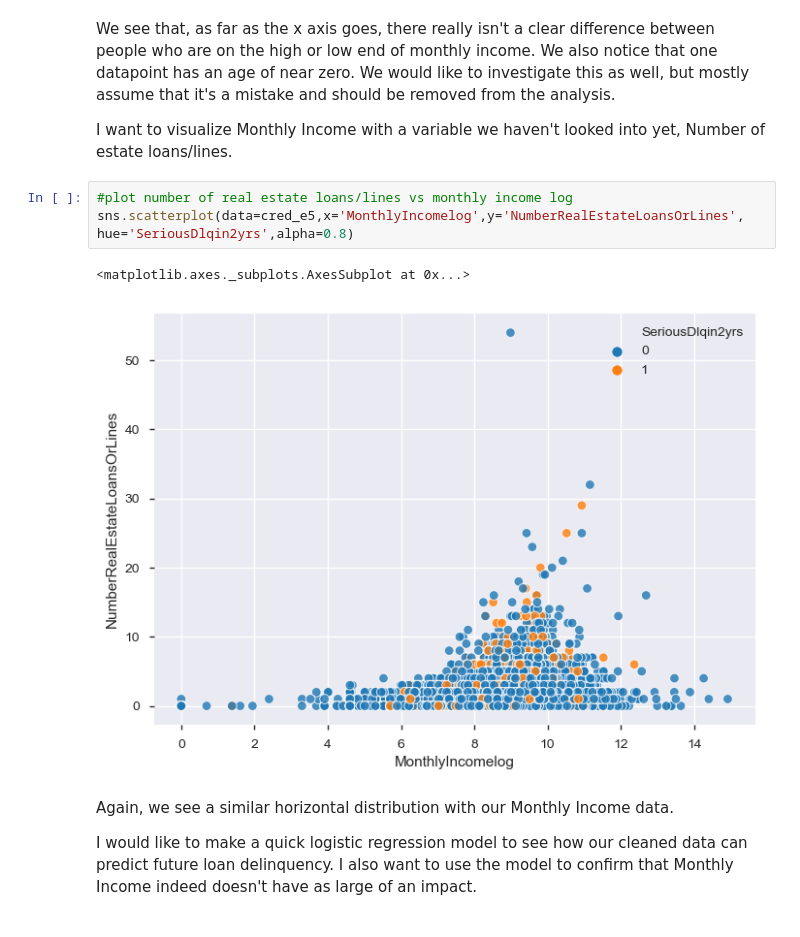
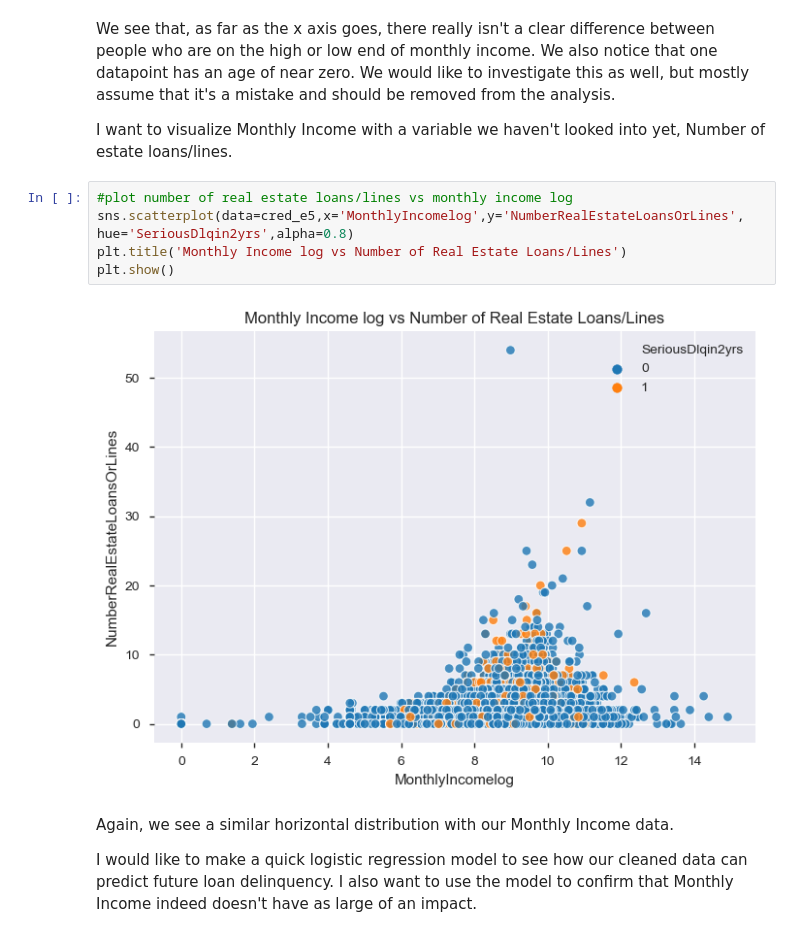
Before and after one commit to thealongsider/Data-Analytics-Projects, a Jupyter notebook: Paidy/Paidy Dataset Exercise.ipynb, the cells around one changed output. Saved outputs shown, nothing was run; the diff lists cells and outputs as text.

```diff
--- a/Paidy/Paidy Dataset Exercise.ipynb
+++ b/Paidy/Paidy Dataset Exercise.ipynb
@@ -504,9 +507,10 @@ I want to visualize Monthly Income with a variable we haven't looked into yet, N
 # %%
 #plot number of real estate loans/lines vs monthly income log
 sns.scatterplot(data=cred_e5,x='MonthlyIncomelog',y='NumberRealEstateLoansOrLines', hue='SeriousDlqin2yrs',alpha=0.8)
+plt.title('Monthly Income log vs Number of Real Estate Loans/Lines')
+plt.show()
 # %% [output]
-<matplotlib.axes._subplots.AxesSubplot at 0x...>
-[figure, old version]
+[figure, new version]
 # %% [markdown]
 Again, we see a similar horizontal distribution with our Monthly Income data.
 
```
Also changed, not shown: parts of 10 cells of this notebook.
